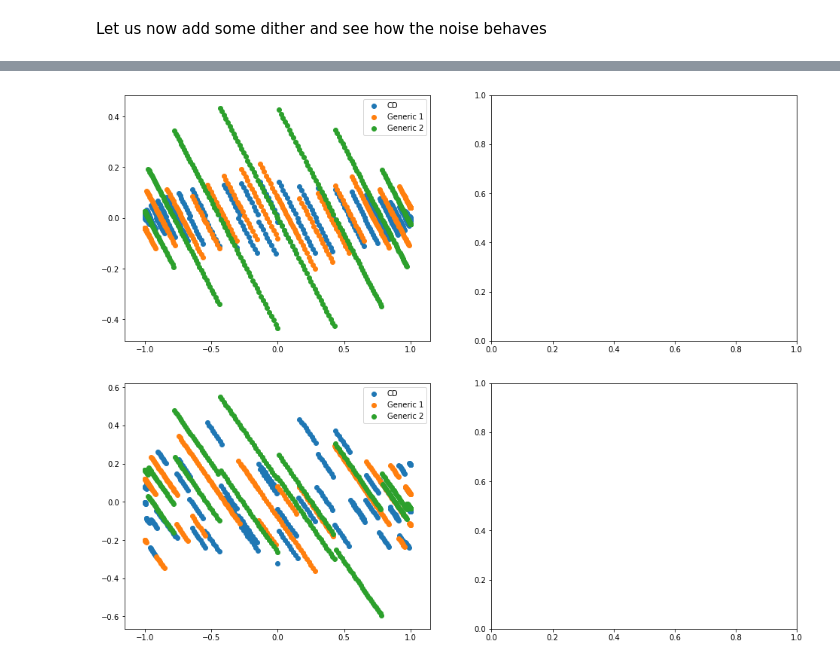
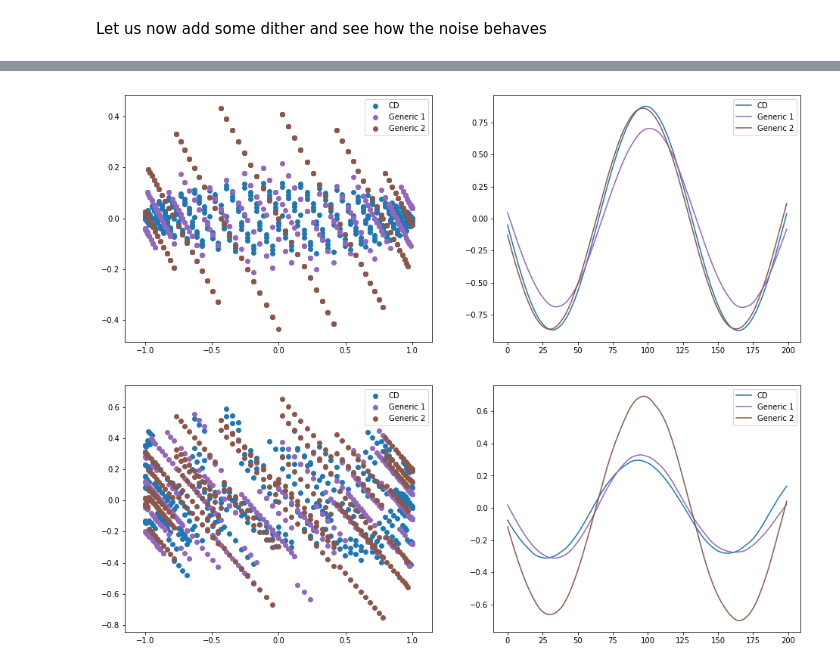
Before and after one commit to marcondos/signal, a Jupyter notebook: sampling.ipynb, the cells around one changed output, grey strips where cells are left out. Cells and saved outputs as stored; diff of their text form; code cells hidden in the pictures.

```diff
--- a/sampling.ipynb
+++ b/sampling.ipynb
@@ -32,7 +32,7 @@ GenericPCM_2 = waves.PCMSampler('Generic 2', 14000, 16) # Same CD resolution, lo
 # %%
 f = 1e3 # 1KHz
 audio = waves.AnalogSineWave('analog', f, gain=1, phase=0)
-n_waves = 1
+n_waves = 3
 length = n_waves * 1/f
 
 noise_nodither = {}
@@ -87,16 +79,22 @@ The noise is now more decorrelated from the signal, at the cost of increased noi
 # %%
 fig, ax = plt.subplots(1, 2)
+signal = audio.function(noise_nodither['time_domain'])
 for ADC in [CD, GenericPCM_1, GenericPCM_2]:
-    ax[0].scatter(audio.function(noise_nodither['time_domain']), noise_nodither[ADC.label], label=ADC.label)
+    ax[0].scatter(signal, noise_nodither[ADC.label], color=ADC.color, label=ADC.label)
+    ax[1].plot(*waves.twopar_correlation(noise_nodither[ADC.label], signal), color=ADC.color, label=ADC.label)
 ax[0].legend()
+ax[1].legend()
 fig.set_size_inches(16, 6)
 # %% [output]
-[figure, old version]
+[figure, new version]
 # %%
 fig, ax = plt.subplots(1, 2)
+signal = audio.function(noise_dither['time_domain'])
 for ADC in [CD, GenericPCM_1, GenericPCM_2]:
-    ax[0].scatter(audio.function(noise_dither['time_domain']), noise_dither[ADC.label], label=ADC.label)
+    ax[0].scatter(signal, noise_dither[ADC.label], color=ADC.color, label=ADC.label)
+    ax[1].plot(*waves.twopar_correlation(noise_dither[ADC.label], signal), color=ADC.color, label=ADC.label)
 ax[0].legend()
+ax[1].legend()
 fig.set_size_inches(16, 6)
 # %% [output]
-[figure, old version]
+[figure, new version]
```
Also changed, not shown: parts of 3 cells of this notebook, 1 other file.
